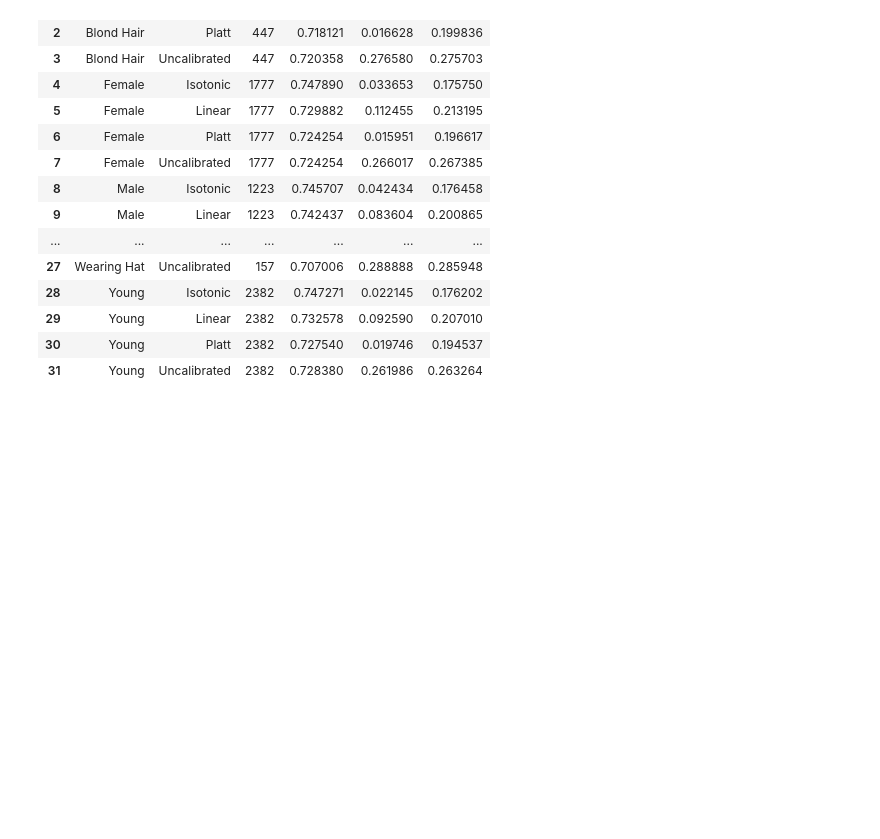
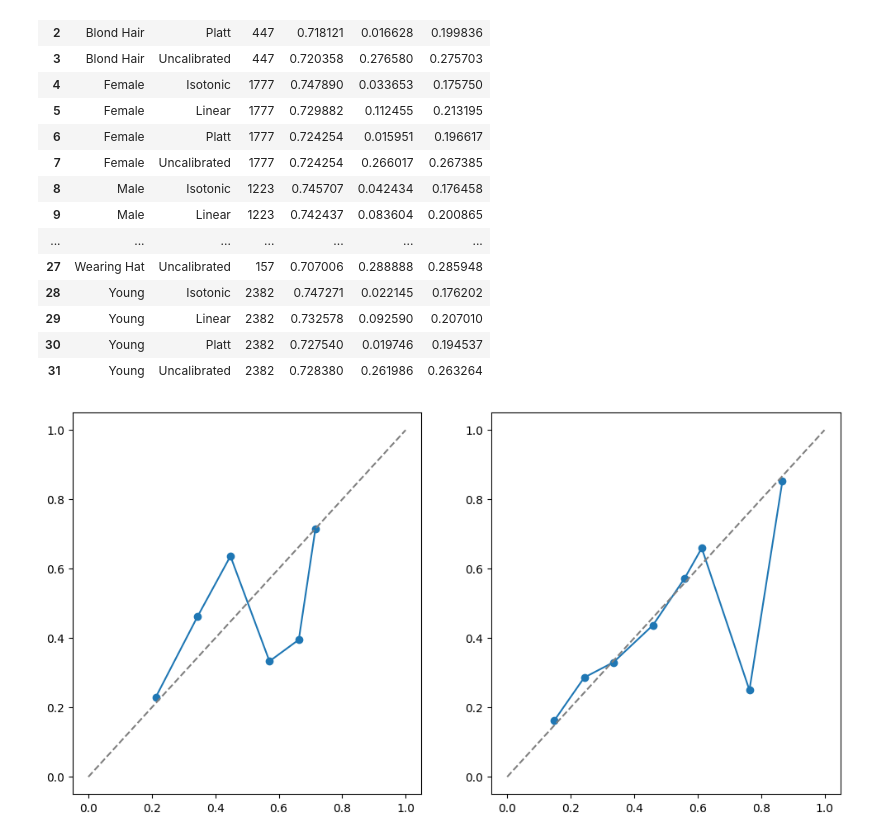
Before and after one commit to ArtyBr/cs342_cw, a Jupyter notebook: project.ipynb, the cells around one changed output. Drawn from its saved outputs; the diff is of its cells as text; code cells hidden in the pictures; blank space fills up the shorter version.

```diff
--- a/project.ipynb
+++ b/project.ipynb
@@ -590,6 +603,20 @@ Subgroup calibration summary (test set) sorted by Subgroup:
 | 29 | Young | Linear | 2382 | 0.732578 | 0.092590 | 0.207010 |
 | 30 | Young | Platt | 2382 | 0.727540 | 0.019746 | 0.194537 |
 | 31 | Young | Uncalibrated | 2382 | 0.728380 | 0.261986 | 0.263264 |
+# %%
+# Plot the graphs of the globally calibrated models from both platt and isotonic calibration
+fig, axes = plt.subplots(1, 2, figsize=(12, 6))
+# Platt Scaling
+prob_true_platt, prob_pred_platt = plot_reliability_diagram(y_test["Smiling"].values, calibrated_probs['GNB_Platt'], n_bins=10)
+axes[0].plot(prob_pred_platt, prob_true_platt, marker='o', label='Platt Calibrated GNB')
+axes[0].plot([0, 1], [0, 1], linestyle='--', color='gray', label='Perfectly Calibrated')
+# Isotonic Regression
+prob_true_iso, prob_pred_iso = plot_reliability_diagram(y_test["Smiling"].values, calibrated_probs['GNB_Isotonic'], n_bins=10)
+axes[1].plot(prob_pred_iso, prob_true_iso, marker='o', label='Isotonic Calibrated GNB')
+axes[1].plot([0, 1], [0, 1], linestyle='--', color='gray', label='Perfectly Calibrated')
+plt.show()
+# %% [output]
+[figure, added]
 # %%
 """
 To move toward multicalibration, implement an iterative correction procedure.
```
Also changed, not shown: parts of 9 cells of this notebook.
